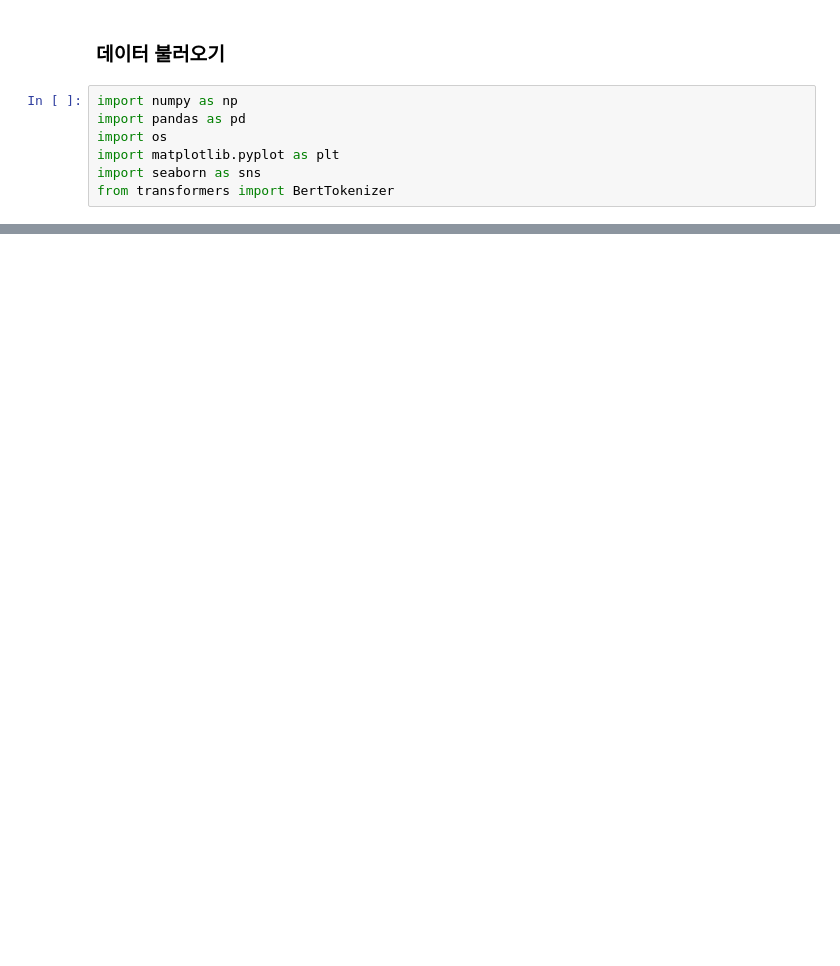
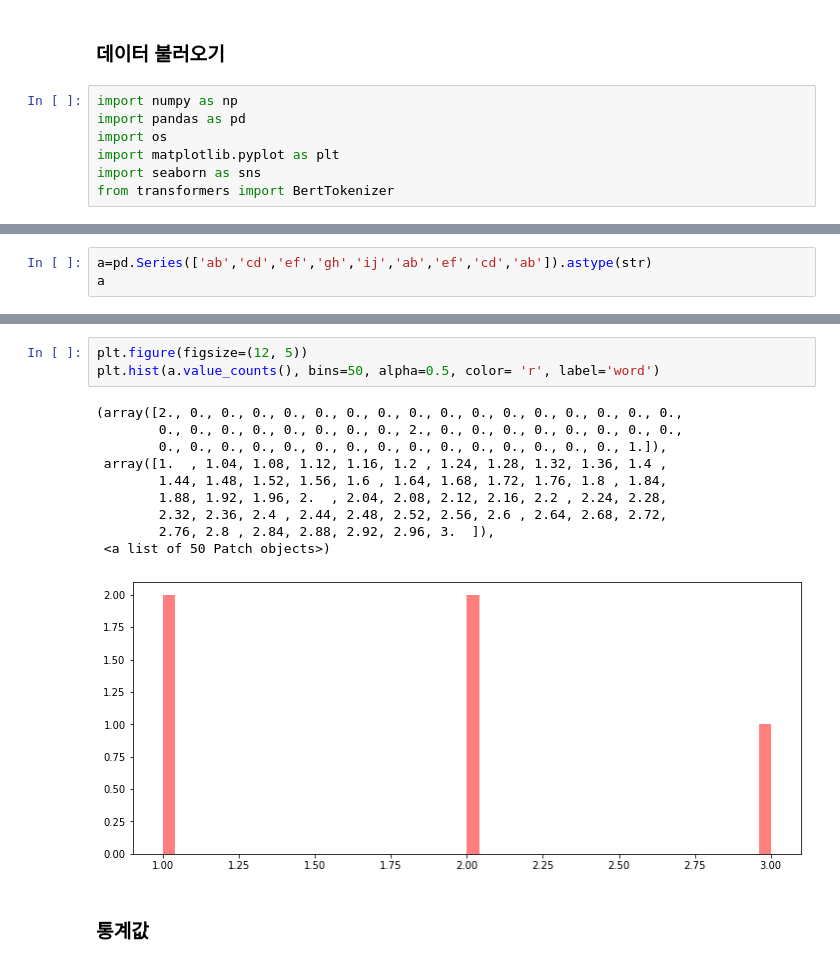
Before and after one commit to DonghaeSuh/-2-, a Jupyter notebook: 7_PRETRAIN_METHOD/KorNLI_EDA.ipynb, the cells around one changed output, grey strips where cells are left out. Drawn from its saved outputs; the diff is of its cells as text; blank space fills up the shorter version.

```diff
--- a/7_PRETRAIN_METHOD/KorNLI_EDA.ipynb
+++ b/7_PRETRAIN_METHOD/KorNLI_EDA.ipynb
@@ -81,0 +177,3 @@ train_set.head()
+# %%
+a=pd.Series(['ab','cd','ef','gh','ij','ab','ef','cd','ab']).astype(str)
+a
@@ -81,0 +200,16 @@ train_set.head()
+# %%
+plt.figure(figsize=(12, 5))
+plt.hist(a.value_counts(), bins=50, alpha=0.5, color= 'r', label='word')
+# %% [output]
+(array([2., 0., 0., 0., 0., 0., 0., 0., 0., 0., 0., 0., 0., 0., 0., 0., 0.,
+        0., 0., 0., 0., 0., 0., 0., 0., 2., 0., 0., 0., 0., 0., 0., 0., 0.,
+        0., 0., 0., 0., 0., 0., 0., 0., 0., 0., 0., 0., 0., 0., 0., 1.]),
+ array([1.  , 1.04, 1.08, 1.12, 1.16, 1.2 , 1.24, 1.28, 1.32, 1.36, 1.4 ,
+        1.44, 1.48, 1.52, 1.56, 1.6 , 1.64, 1.68, 1.72, 1.76, 1.8 , 1.84,
+        1.88, 1.92, 1.96, 2.  , 2.04, 2.08, 2.12, 2.16, 2.2 , 2.24, 2.28,
+        2.32, 2.36, 2.4 , 2.44, 2.48, 2.52, 2.56, 2.6 , 2.64, 2.68, 2.72,
+        2.76, 2.8 , 2.84, 2.88, 2.92, 2.96, 3.  ]),
+ <a list of 50 Patch objects>)
+[figure, added]
+# %% [markdown]
+### 통계값
```
Also changed, not shown: parts of 31 cells of this notebook.
